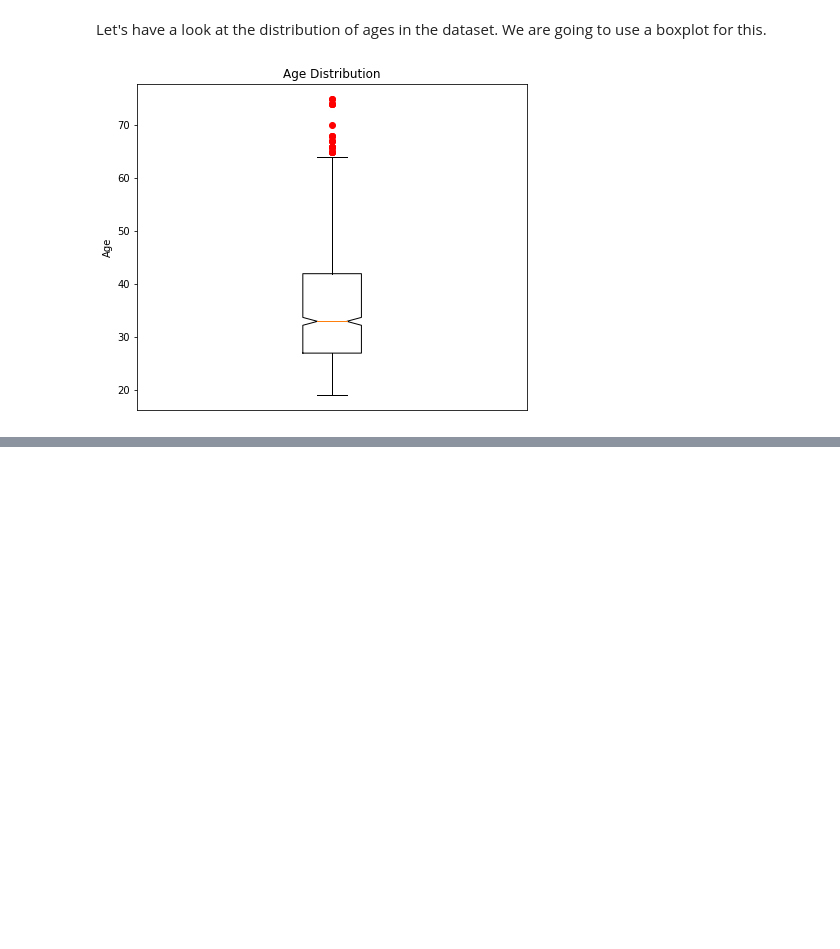
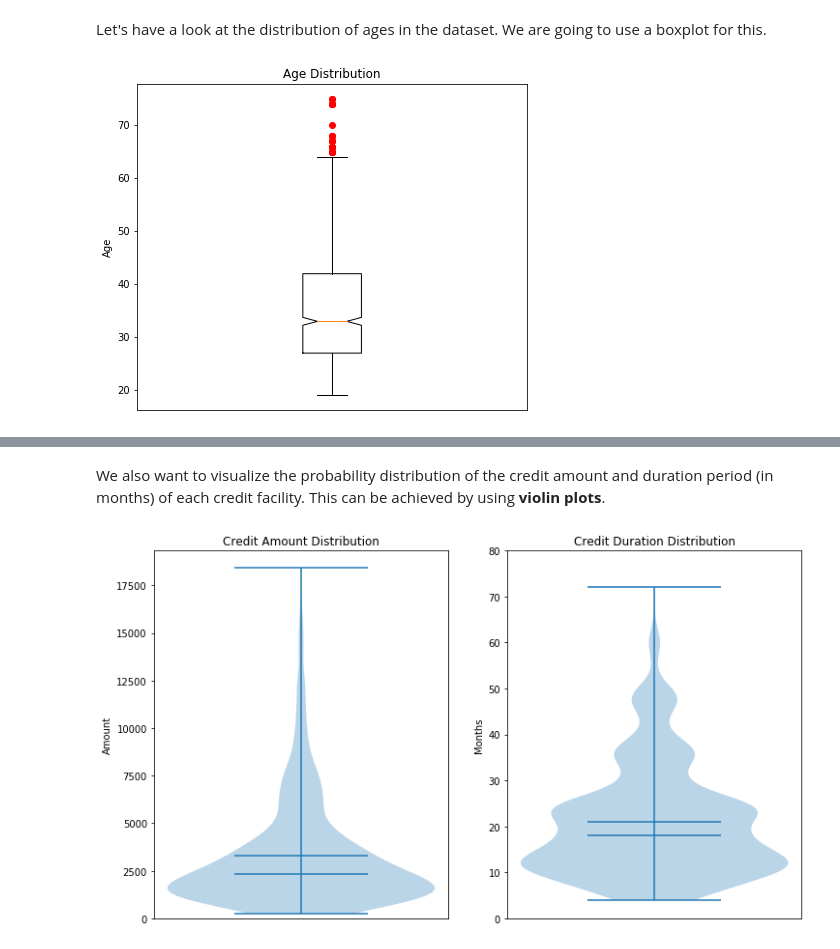
Before and after one commit to pvts/credit-risk-classification, a Jupyter notebook: Credit Risk Classification.ipynb, the cells around one changed output, grey strips where cells are left out. Drawn from its saved outputs; the diff is of its cells as text; code cells hidden in the pictures; blank space fills up the shorter version.

```diff
--- a/Credit Risk Classification.ipynb
+++ b/Credit Risk Classification.ipynb
@@ -117,0 +114,24 @@ Name: Job, dtype: int64
+# %% [markdown]
+We also want to visualize the probability distribution of the credit amount and duration period (in months) of each credit facility. This can be achieved by using **violin plots**.
+# %%
+#setting max values
+max_duration = np.max(df['Duration']) + 10
+max_amount = np.max(df['Credit amount']) + 1000
+
+#violin plots on credit amount and duration period of credit facility
+fig, axs = plt.subplots(nrows=1, ncols=2, figsize=(12, 7))
+axs[0].violinplot(df['Credit amount'], showmeans=True, showextrema=True, showmedians=True)
+axs[0].set_ylim(ymin=0)
+axs[0].set_yticks(np.arange(0, max_amount, step=2500))
+axs[0].set_ylabel('Amount')
+axs[0].set_xticks([])
+axs[0].set_title('Credit Amount Distribution')
+#secondplot
+axs[1].violinplot(df['Duration'], showmeans=True, showextrema=True, showmedians=True)
+axs[1].set_title('Credit Duration Distribution')
+axs[1].set_yticks(np.arange(0, max_duration, step=10))
+axs[1].set_xticks([])
+axs[1].set_ylabel('Months')
+plt.show()
+# %% [output]
+[figure, added]
```
Also changed, not shown: parts of 20 cells of this notebook.
